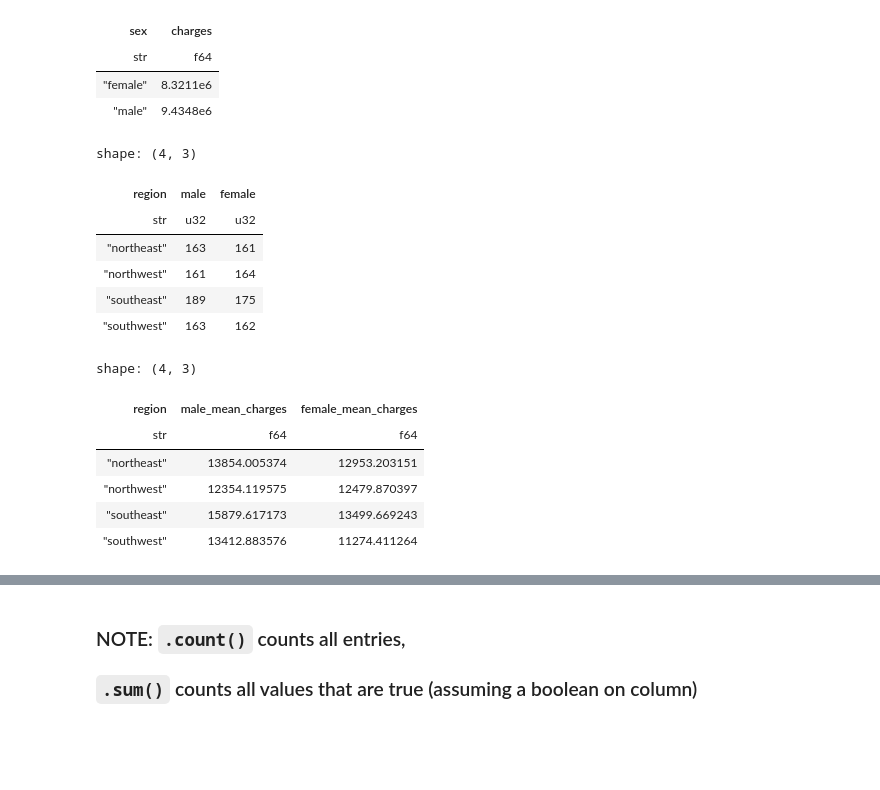
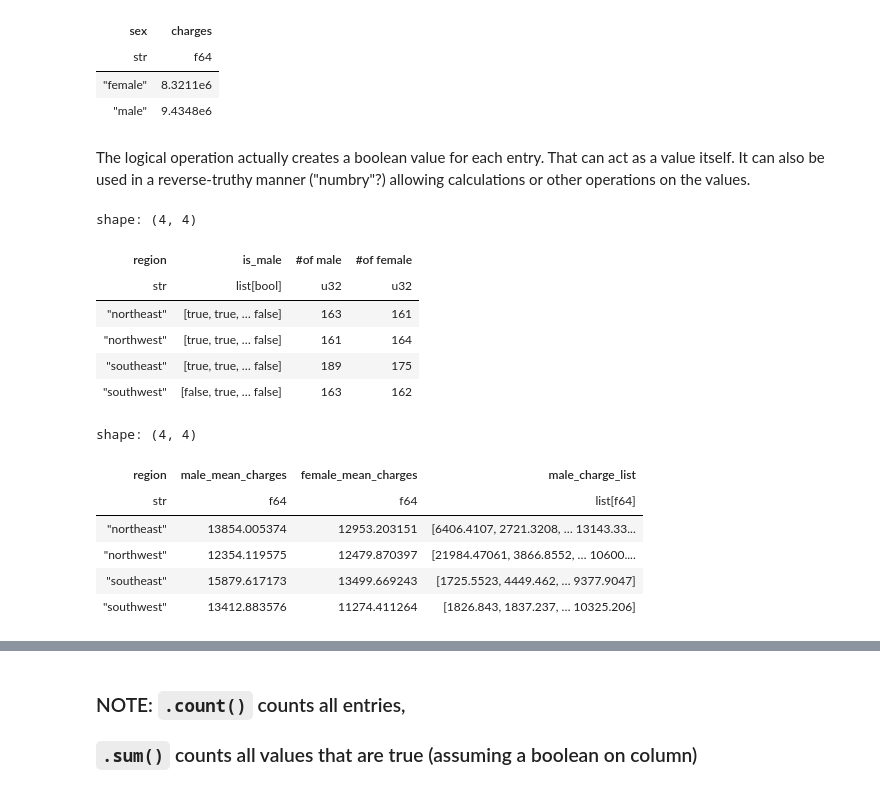
Before and after one commit to ethanmsl/polar-jupyter, a Jupyter notebook: notebooks/polars-local.ipynb, the cells around one changed output, grey strips where cells are left out. Saved outputs shown, nothing was run; the diff lists cells and outputs as text; code cells hidden in the pictures; blank space fills up the shorter version.

```diff
--- a/notebooks/polars-local.ipynb
+++ b/notebooks/polars-local.ipynb
@@ -523,27 +590,31 @@ shape: (2, 2)
 | str | f64 |
 | "female" | 8.3211e6 |
 | "male" | 9.4348e6 |
+# %% [markdown]
+The logical operation actually creates a boolean value for each entry.  That can act as a value itself.
+It can also be used in a reverse-truthy manner ("numbry"?) allowing calculations or other operations on the values.
 # %%
 q = (
     pl.scan_csv("../data/insurance.csv")
     .group_by(by="region")
     .agg(
         [
-            (pl.col("sex") == "male").sum().alias("male"),
-            (pl.col("sex") == "female").sum().alias("female"),
+            (pl.col("sex") == "male").alias("is_male"),
+            (pl.col("sex") == "male").sum().alias("#of male"),
+            (pl.col("sex") == "female").sum().alias("#of female"),
         ],
     )
     .sort(by="region")
 )
 q.collect()
 # %% [output]
-shape: (4, 3)
+shape: (4, 4)
-| region | male | female |
-| str | u32 | u32 |
-| "northeast" | 163 | 161 |
-| "northwest" | 161 | 164 |
-| "southeast" | 189 | 175 |
-| "southwest" | 163 | 162 |
+| region | is_male | #of male | #of female |
+| str | list[bool] | u32 | u32 |
+| "northeast" | [true, true, … false] | 163 | 161 |
+| "northwest" | [true, true, … false] | 161 | 164 |
+| "southeast" | [true, true, … false] | 189 | 175 |
+| "southwest" | [false, true, … false] | 163 | 162 |
 # %%
 q = (
     pl.scan_csv("../data/insurance.csv")
@@ -556,19 +627,20 @@ q = (
             (pl.col("charges").filter(pl.col("sex") == "female"))
             .mean()
             .alias("female_mean_charges"),
+            (pl.col("charges").filter(pl.col("sex") == "male")).alias("male_charge_list"),
         ],
     )
     .sort(by="region")
 )
 q.collect()
 # %% [output]
-shape: (4, 3)
+shape: (4, 4)
-| region | male_mean_charges | female_mean_charges |
-| str | f64 | f64 |
-| "northeast" | 13854.005374 | 12953.203151 |
-| "northwest" | 12354.119575 | 12479.870397 |
-| "southeast" | 15879.617173 | 13499.669243 |
-| "southwest" | 13412.883576 | 11274.411264 |
+| region | male_mean_charges | female_mean_charges | male_charge_list |
+| str | f64 | f64 | list[f64] |
+| "northeast" | 13854.005374 | 12953.203151 | [6406.4107, 2721.3208, … 13143.33... |
+| "northwest" | 12354.119575 | 12479.870397 | [21984.47061, 3866.8552, … 10600.... |
+| "southeast" | 15879.617173 | 13499.669243 | [1725.5523, 4449.462, … 9377.9047] |
+| "southwest" | 13412.883576 | 11274.411264 | [1826.843, 1837.237, … 10325.206] |
 # %%
 q = (
     pl.scan_csv("../data/insurance.csv")
```
Also changed, not shown: parts of 27 cells of this notebook.
